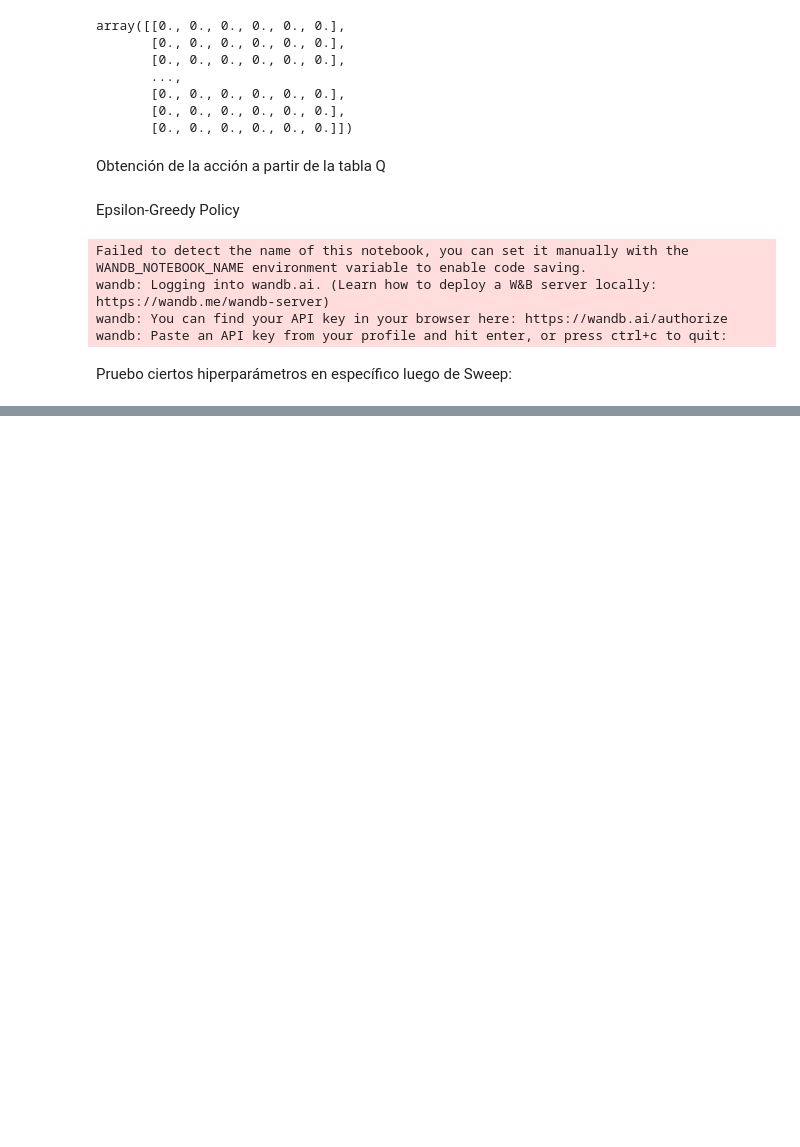
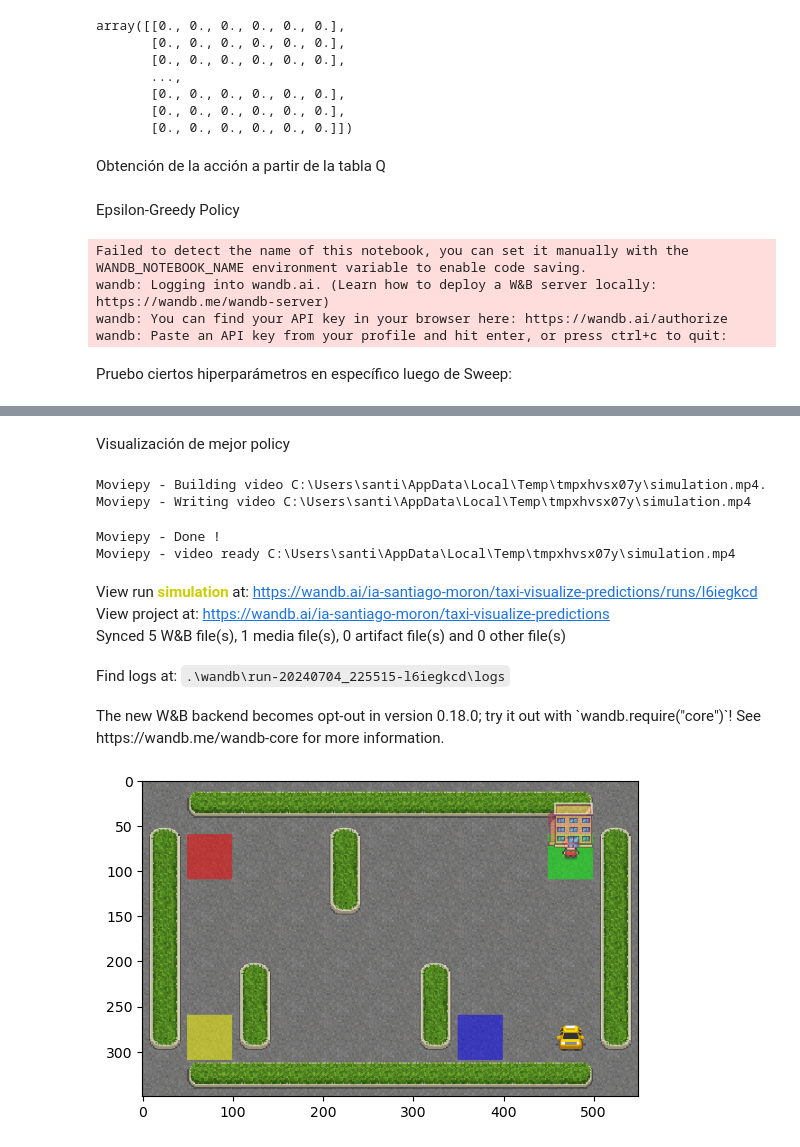
Before and after one commit to Santiago-Moron/IA-obligatorio, a Jupyter notebook: Obligatorio Mayo 2024/Taxi/taxi.ipynb, the cells around one changed output, grey strips where cells are left out. Drawn from its saved outputs; the diff is of its cells as text; code cells hidden in the pictures; blank space fills up the shorter version.

```diff
--- a/Obligatorio Mayo 2024/Taxi/taxi.ipynb
+++ b/Obligatorio Mayo 2024/Taxi/taxi.ipynb
@@ -229,0 +246,63 @@ Q = train_finalPolicy()
+# %% [markdown]
+Visualización de mejor policy
+# %%
+import matplotlib.pyplot as plt
+from IPython import display
+import numpy as np
+import wandb
+import moviepy.editor as mpy
+import tempfile
+import os
+
+# Inicialización del entorno y wandb
+obs, _ = env.reset()
+done = False
+fig, ax = plt.subplots()
+img = ax.imshow(env.render(), animated=True)
+wandb.init(project="taxi-visualize-predictions", name="simulation")
+
+# Lista para almacenar las imágenes
+frames = []
+step = 0
+actionList = []
+while step != 100:
+    step = step + 1
+    state = obs
+    action = optimal_policy(obs, Q)
+    print(action)
+    actionList.append(action)
+    obs, reward, done, _, _ = env.step(action)
+
+    # Actualización de la imagen con el nuevo estado del entorno
+    img.set_data(env.render())
+    display.display(plt.gcf())
+    display.clear_output(wait=True)  # Asegura una transición suave en Jupyter Notebook
+
+    # Guardar la figura actual como una imagen en la lista de frames
+    fig.canvas.draw()
+    frame = np.frombuffer(fig.canvas.tostring_rgb(), dtype='uint8')
+    frame = frame.reshape(fig.canvas.get_width_height()[::-1] + (3,))
+    frames.append(frame)
+
+# Crear un video a partir de las imágenes guardadas
+clip = mpy.ImageSequenceClip(frames, fps=4)
+with tempfile.TemporaryDirectory() as tmpdirname:
+    video_path = os.path.join(tmpdirname, "simulation.mp4")
+    clip.write_videofile(video_path)
+
+    # Loguear el video en wandb
+    wandb.log({"simulation": wandb.Video(video_path, fps=4, format="mp4")})
+
+# Finalizar sesión en wandb
+wandb.finish()
+# %% [output]
+Moviepy - Building video C:\Users\santi\AppData\Local\Temp\tmpxhvsx07y\simulation.mp4.
+Moviepy - Writing video C:\Users\santi\AppData\Local\Temp\tmpxhvsx07y\simulation.mp4
+Moviepy - Done !
+Moviepy - video ready C:\Users\santi\AppData\Local\Temp\tmpxhvsx07y\simulation.mp4
+View run simulation at: https://wandb.ai/ia-santiago-moron/taxi-visualize-predictions/runs/l6iegkcd
+View project at: https://wandb.ai/ia-santiago-moron/taxi-visualize-predictions
+Synced 5 W&B file(s), 1 media file(s), 0 artifact file(s) and 0 other file(s)
+Find logs at: .\wandb\run-20240704_225515-l6iegkcd\logs
+The new W&B backend becomes opt-out in version 0.18.0; try it out with `wandb.require("core")`! See https://wandb.me/wandb-core for more information.
+[figure, added]
```
Also changed, not shown: parts of 3 cells of this notebook, 4 other files.
